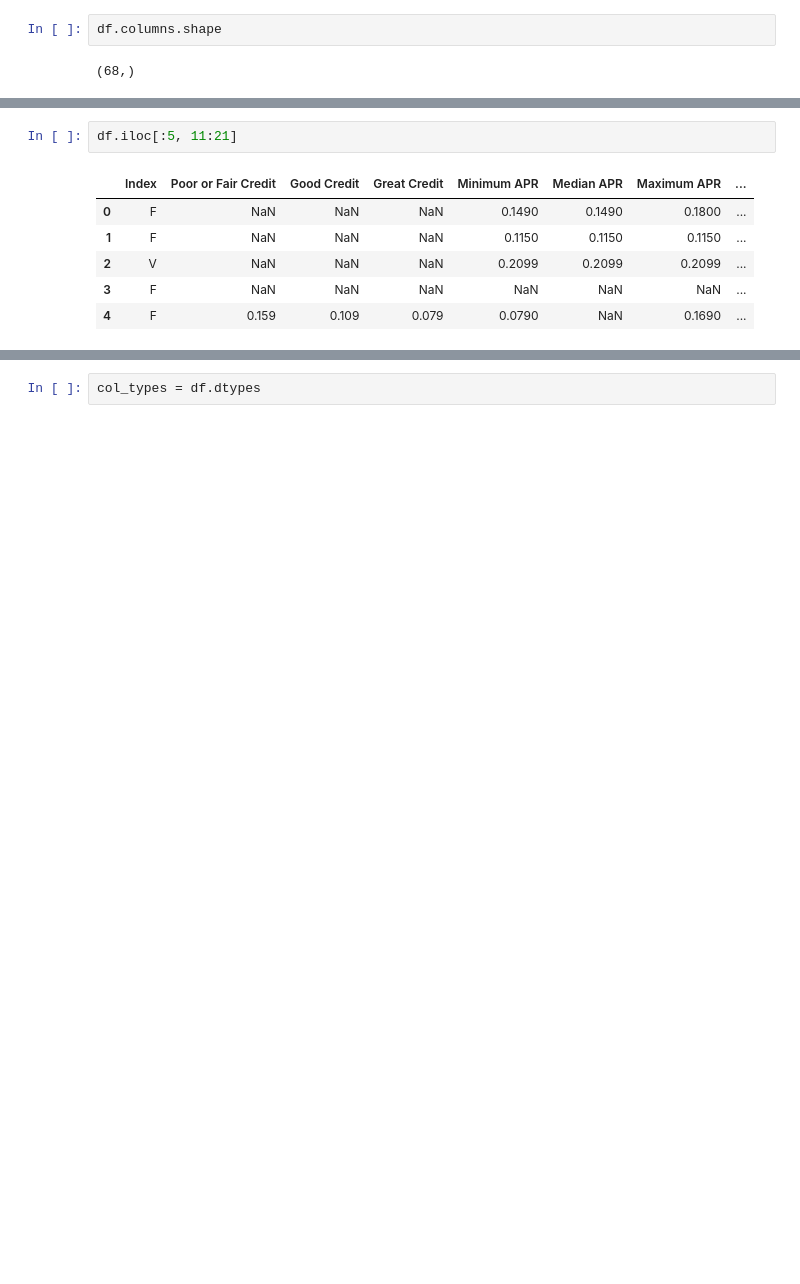
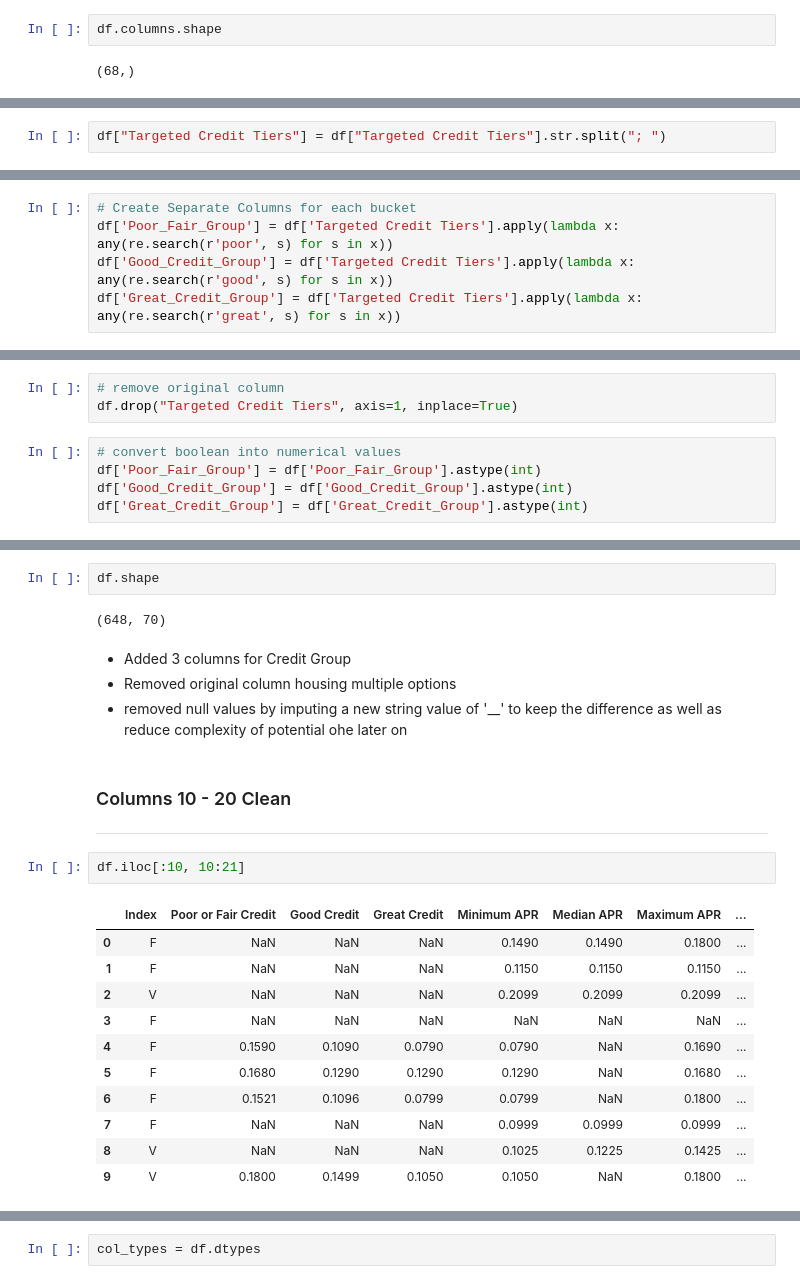
Before and after one commit to DanielGroneberg/TOP_project, a Jupyter notebook: code/CFPB_Updated_Data.ipynb, the cells around one changed output, grey strips where cells are left out. Saved outputs shown, nothing was run; the diff lists cells and outputs as text; blank space fills up the shorter version.

```diff
--- a/code/CFPB_Updated_Data.ipynb
+++ b/code/CFPB_Updated_Data.ipynb
@@ -176,0 +269,2 @@ df.iloc[:5, 0:11]
+# %%
+df["Targeted Credit Tiers"] = df["Targeted Credit Tiers"].str.split("; ")
@@ -176,0 +276,5 @@ df.iloc[:5, 0:11]
+# %%
+# Create Separate Columns for each bucket
+df['Poor_Fair_Group'] = df['Targeted Credit Tiers'].apply(lambda x: any(re.search(r'poor', s) for s in x))
+df['Good_Credit_Group'] = df['Targeted Credit Tiers'].apply(lambda x: any(re.search(r'good', s) for s in x))
+df['Great_Credit_Group'] = df['Targeted Credit Tiers'].apply(lambda x: any(re.search(r'great', s) for s in x))
@@ -176,0 +297,8 @@ df.iloc[:5, 0:11]
+# %%
+# remove original column
+df.drop("Targeted Credit Tiers", axis=1, inplace=True)
+# %%
+# convert boolean into numerical values
+df['Poor_Fair_Group'] = df['Poor_Fair_Group'].astype(int)
+df['Good_Credit_Group'] = df['Good_Credit_Group'].astype(int)
+df['Great_Credit_Group'] = df['Great_Credit_Group'].astype(int)
@@ -177,9 +329,25 @@ df.iloc[:5, 0:11]
+# %%
+df.shape
+# %% [output]
+(648, 70)
+# %% [markdown]
+- Added 3 columns for Credit Group
+- Removed original column housing multiple options
+- removed null values by imputing a new string value of '__' to keep the difference as well as reduce complexity of potential ohe later on
+# %% [markdown]
+### Columns 10 - 20 Clean
+---
 # %%
-df.iloc[:5, 11:21]
+df.iloc[:10, 10:21]
 # %% [output]
 |  | Index | Poor or Fair Credit | Good Credit | Great Credit | Minimum APR | Median APR | Maximum APR | ... |
 | 0 | F | NaN | NaN | NaN | 0.1490 | 0.1490 | 0.1800 | ... |
 | 1 | F | NaN | NaN | NaN | 0.1150 | 0.1150 | 0.1150 | ... |
 | 2 | V | NaN | NaN | NaN | 0.2099 | 0.2099 | 0.2099 | ... |
 | 3 | F | NaN | NaN | NaN | NaN | NaN | NaN | ... |
-| 4 | F | 0.159 | 0.109 | 0.079 | 0.0790 | NaN | 0.1690 | ... |
+| 4 | F | 0.1590 | 0.1090 | 0.0790 | 0.0790 | NaN | 0.1690 | ... |
+| 5 | F | 0.1680 | 0.1290 | 0.1290 | 0.1290 | NaN | 0.1680 | ... |
+| 6 | F | 0.1521 | 0.1096 | 0.0799 | 0.0799 | NaN | 0.1800 | ... |
+| 7 | F | NaN | NaN | NaN | 0.0999 | 0.0999 | 0.0999 | ... |
+| 8 | V | NaN | NaN | NaN | 0.1025 | 0.1225 | 0.1425 | ... |
+| 9 | V | 0.1800 | 0.1499 | 0.1050 | 0.1050 | NaN | 0.1800 | ... |
```
Also changed, not shown: parts of 132 cells of this notebook.
